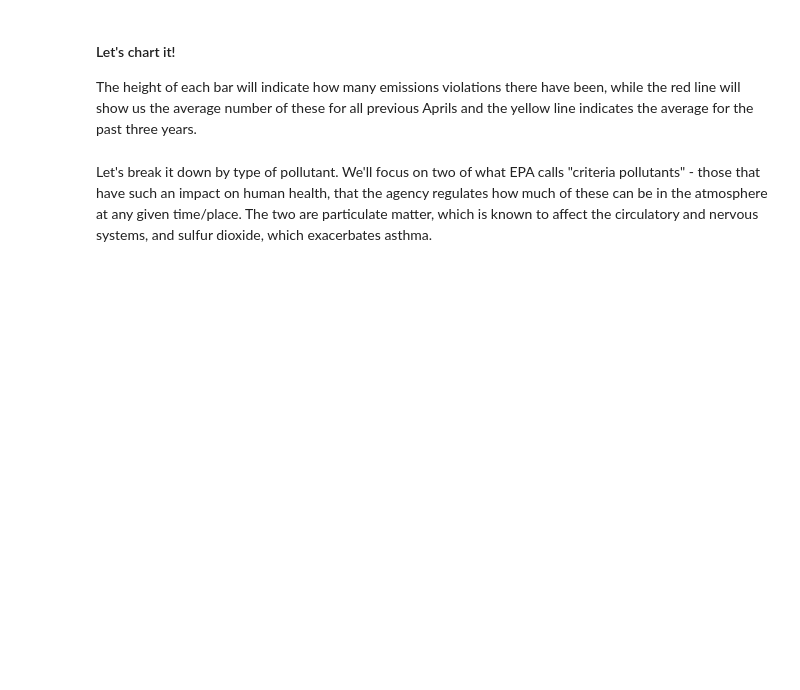
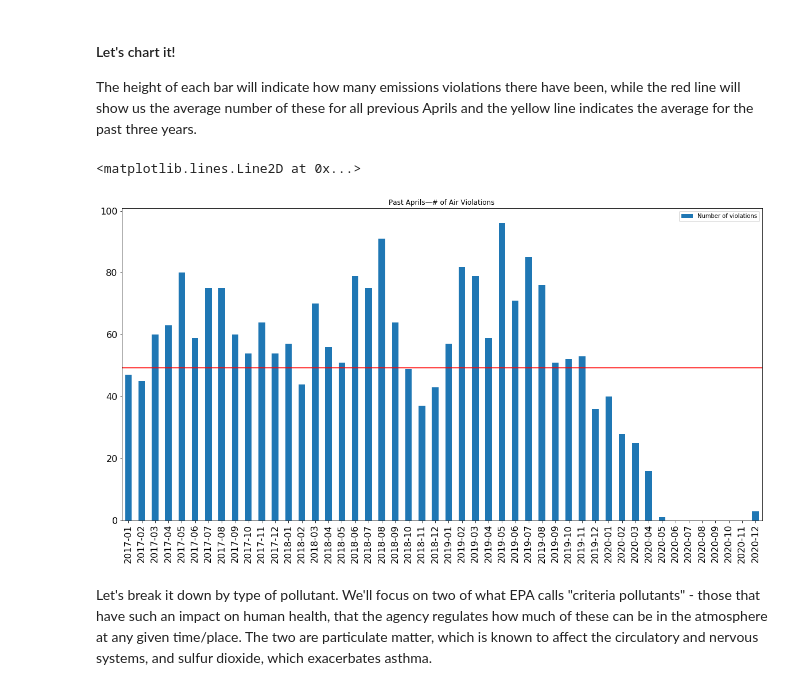
Before and after one commit to edgi-govdata-archiving/ECHO-COVID19, a Jupyter notebook: ECHO-COVID19.ipynb, the cells around one changed output. Cells and saved outputs as stored; diff of their text form; code cells hidden in the pictures; blank space fills up the shorter version.

```diff
--- a/ECHO-COVID19.ipynb
+++ b/ECHO-COVID19.ipynb
@@ -116,7 +139,7 @@ This has ramifications for COVID-19....
 
 First, we'll get this data!
 # %%
-sql = "select * from `ICIS-AIR_VIOLATION_HISTORY` where HPV_DAYZERO_DATE like '"+mnth+"-%'"
+sql = "select * from `ICIS-AIR_VIOLATION_HISTORY` where HPV_DAYZERO_DATE like '%2017%' or HPV_DAYZERO_DATE like '%2018%' or HPV_DAYZERO_DATE like '%2019%' or HPV_DAYZERO_DATE like '%2020%'"
 url='http://apps.tlt.stonybrook.edu/echoepa/?query='
 data_location=url+urllib.parse.quote(sql)
 
@@ -129,25 +172,23 @@ The height of each bar will indicate how many emissions violations there have be
 # %%
 data['HPV_DAYZERO_DATE'] = pd.to_datetime(data['HPV_DAYZERO_DATE'], format="%m-%d-%Y") #format
 
 airviols = data.groupby(['HPV_DAYZERO_DATE'])['ENF_RESPONSE_POLICY_CODE'].count()
 # = total number of violations. May want to summarize by facility instead.
 airviols = airviols.resample('M').sum() #resample to a monthly basis
-airviols = airviols.loc[(airviols.index.month == int(mnth))] # Filter back to just Aprils
+#airviols = airviols.loc[(airviols.index.month == int(mnth))] # Filter back to just Aprils
 airviols = pd.DataFrame(airviols)
 airviols = airviols.rename(columns={'ENF_RESPONSE_POLICY_CODE': "Number of violations"})
 airviols.index = airviols.index.strftime('%Y-%m') # makes the x axis (date) prettier
 
 ax = airviols.plot(kind='bar', title = "Past Aprils—# of Air Violations", figsize=(20, 10), fontsize=16)
 ax
 
 #label trendline
 trend=airviols['Number of violations'].mean()
 ax.axhline(y=trend, color='r', linestyle='-')
-
-#label past 4 Aprils trend (2017, 2018, 2019, 2020)
-trend_month=pd.concat([airviols.loc["2017-"+mnth],airviols.loc["2018-"+mnth],airviols.loc["2019-"+mnth]])
-trend_month=trend_month['Number of violations'].mean()
-ax.axhline(y=trend_month, color='y', linestyle='-')
+# %% [output]
+<matplotlib.lines.Line2D at 0x...>
+[figure, added]
 # %% [markdown]
 Let's break it down by type of pollutant. We'll focus on two of what EPA calls "criteria pollutants" - those that have such an impact on human health, that the agency regulates how much of these can be in the atmosphere at any given time/place. The two are particulate matter, which is known to affect the circulatory and nervous systems, and sulfur dioxide, which exacerbates asthma.
 # %%
```
Also changed, not shown: parts of 3 cells of this notebook.
